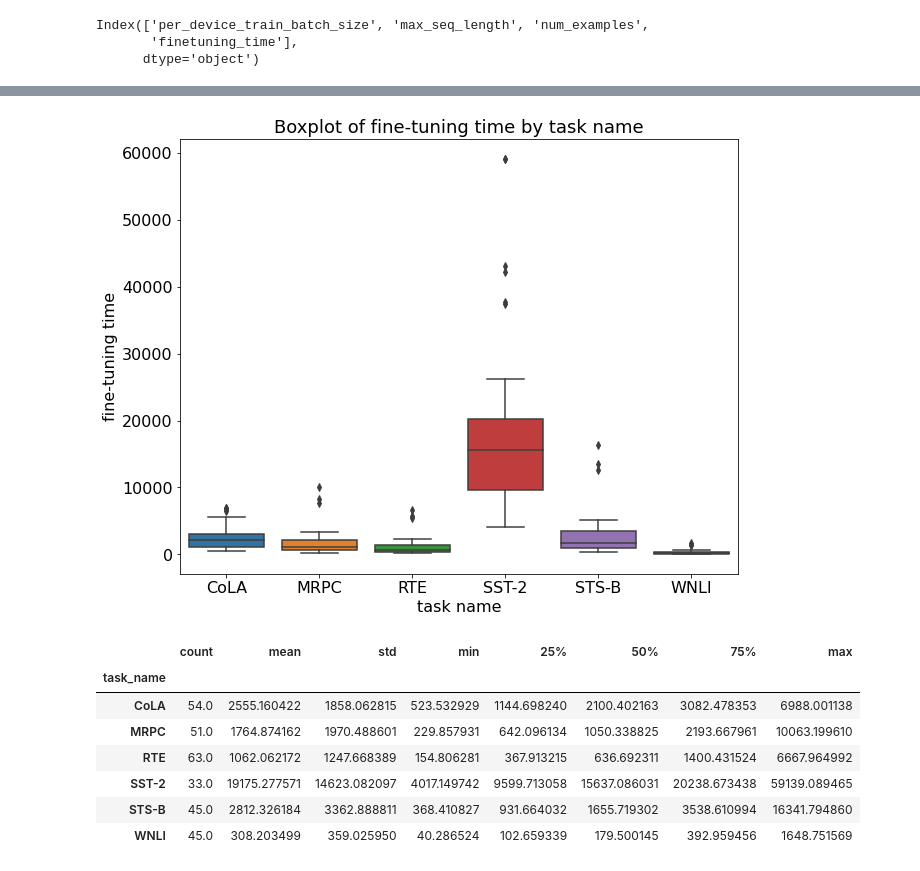
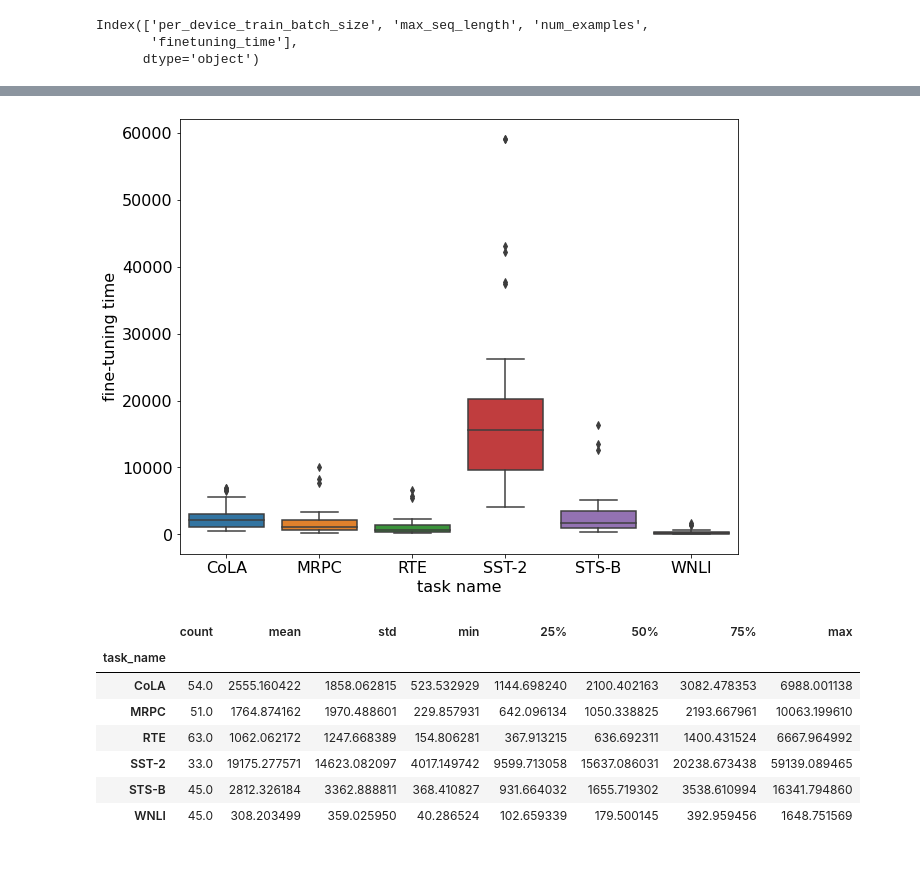
Before and after one commit to annakorotkova/Exploration-of-fine-tuning-and-inferencetime-of-large-pre-trained-languagemodels-in-NLP, a Jupyter notebook: Analysis finetuning time.ipynb, the cells around one changed output, grey strips where cells are left out. Cells and saved outputs as stored; diff of their text form; code cells hidden in the pictures.

```diff
--- a/Analysis finetuning time.ipynb
+++ b/Analysis finetuning time.ipynb
@@ -360,17 +360,17 @@ plt.show()
 # %%
 # Boxplots for fine-tuning time, gouped by task_name
 
 plt.figure(figsize = (10, 8))
 ax = sns.boxplot(x = 'task_name', y = 'finetuning_time', data = data3)
 plt.ylabel('fine-tuning time', fontsize = 16)
 plt.xlabel('task name', fontsize = 16)
-plt.title('Boxplot of fine-tuning time by task name', fontsize = 18)
+#plt.title('Boxplot of fine-tuning time by task name', fontsize = 18)
 plt.setp(ax.get_xticklabels(), rotation='horizontal', fontsize=16)
 plt.setp(ax.get_yticklabels(), rotation='horizontal', fontsize=16)
 plt.show()
 ax.figure.savefig('finetuning_time_task.png')
 # %% [output]
-[figure, old version]
+[figure, new version]
 # %%
 data3.groupby('task_name').finetuning_time.describe()
 # %% [output]
```
Also changed, not shown: parts of 10 cells of this notebook, 1 other file.
